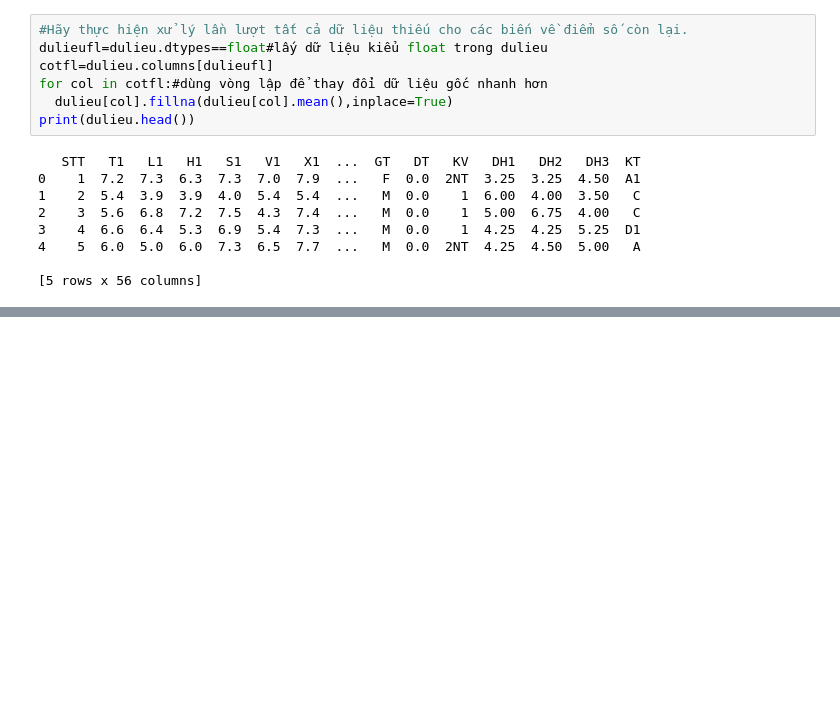
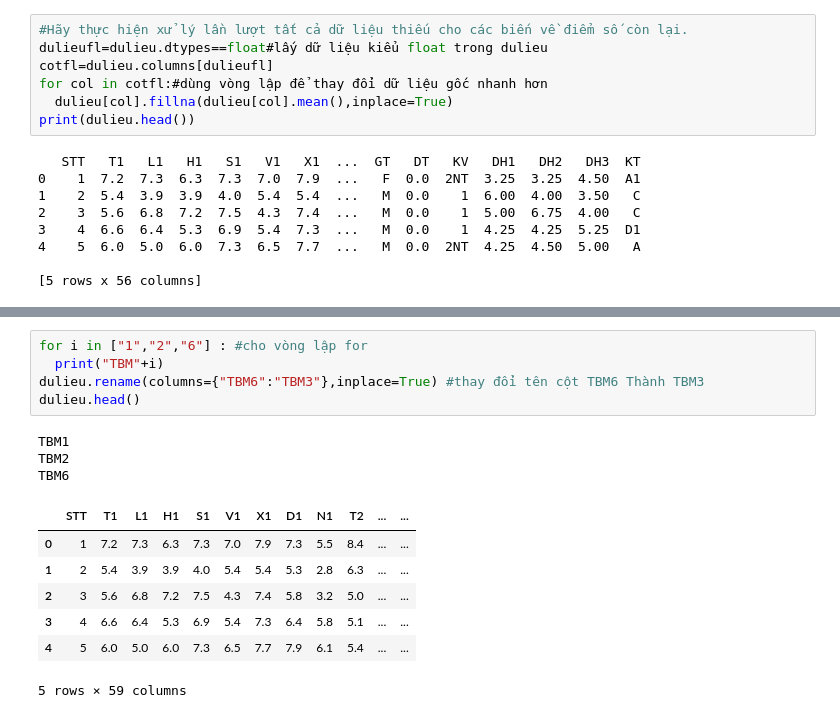
Before and after one commit to DoanNguyenNhatLinh/PhanTichDuLieu, a Jupyter notebook: Lab1.ipynb, the cells around one changed output, grey strips where cells are left out. Cells and saved outputs as stored; diff of their text form; blank space fills up the shorter version.

```diff
--- a/Lab1.ipynb
+++ b/Lab1.ipynb
@@ -274,0 +291,16 @@ print(dulieu.head())
+# %%
+for i in ["1","2","6"] : #cho vòng lập for
+  print("TBM"+i)
+dulieu.rename(columns={"TBM6":"TBM3"},inplace=True) #thay đổi tên cột TBM6 Thành TBM3
+dulieu.head()
+# %% [output]
+TBM1
+TBM2
+TBM6
+|  | STT | T1 | L1 | H1 | S1 | V1 | X1 | D1 | N1 | T2 | ... | ... |
+| 0 | 1 | 7.2 | 7.3 | 6.3 | 7.3 | 7.0 | 7.9 | 7.3 | 5.5 | 8.4 | ... | ... |
+| 1 | 2 | 5.4 | 3.9 | 3.9 | 4.0 | 5.4 | 5.4 | 5.3 | 2.8 | 6.3 | ... | ... |
+| 2 | 3 | 5.6 | 6.8 | 7.2 | 7.5 | 4.3 | 7.4 | 5.8 | 3.2 | 5.0 | ... | ... |
+| 3 | 4 | 6.6 | 6.4 | 5.3 | 6.9 | 5.4 | 7.3 | 6.4 | 5.8 | 5.1 | ... | ... |
+| 4 | 5 | 6.0 | 5.0 | 6.0 | 7.3 | 6.5 | 7.7 | 7.9 | 6.1 | 5.4 | ... | ... |
+5 rows × 59 columns
```
Also changed, not shown: parts of 6 cells of this notebook.
